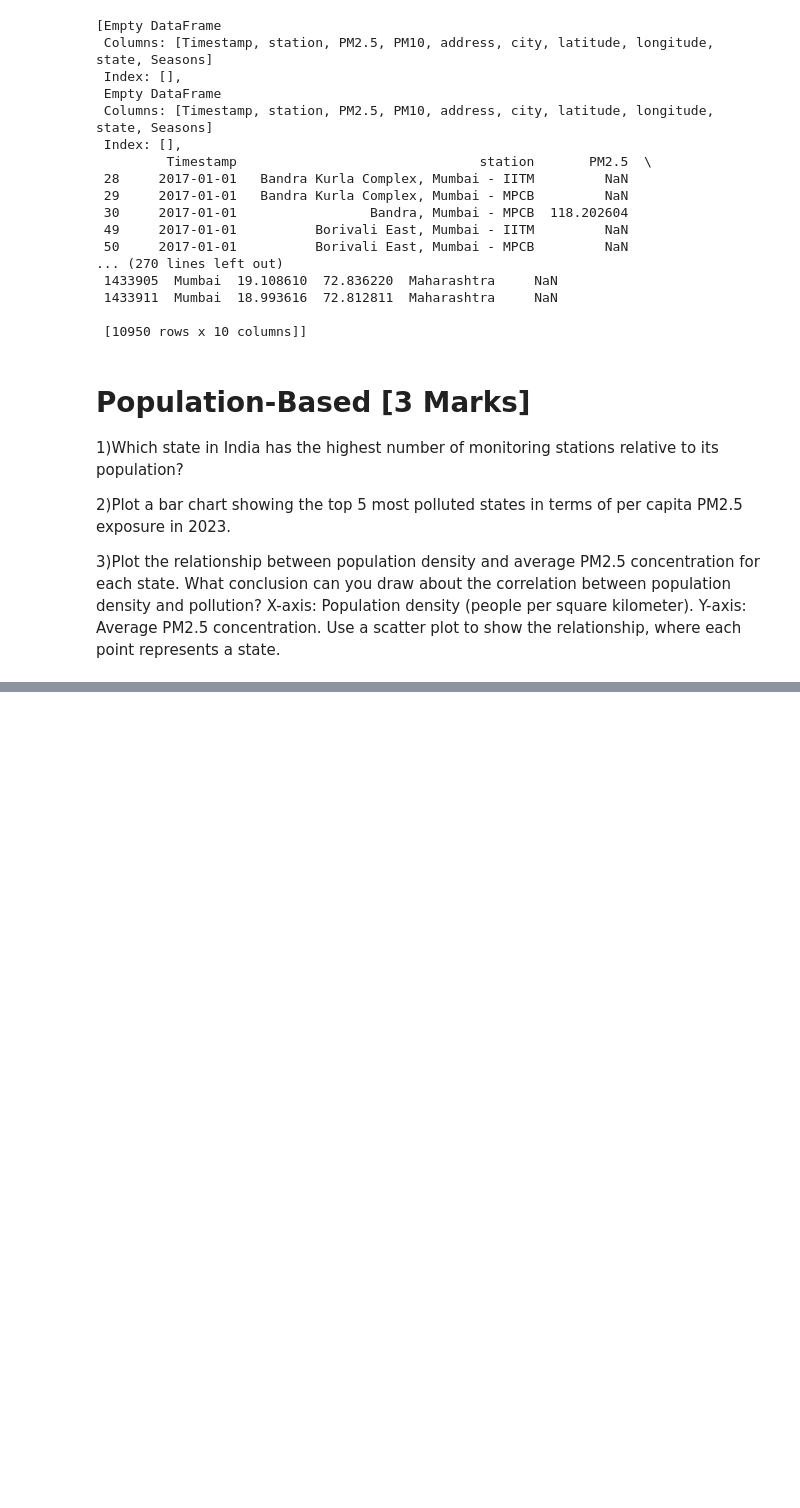
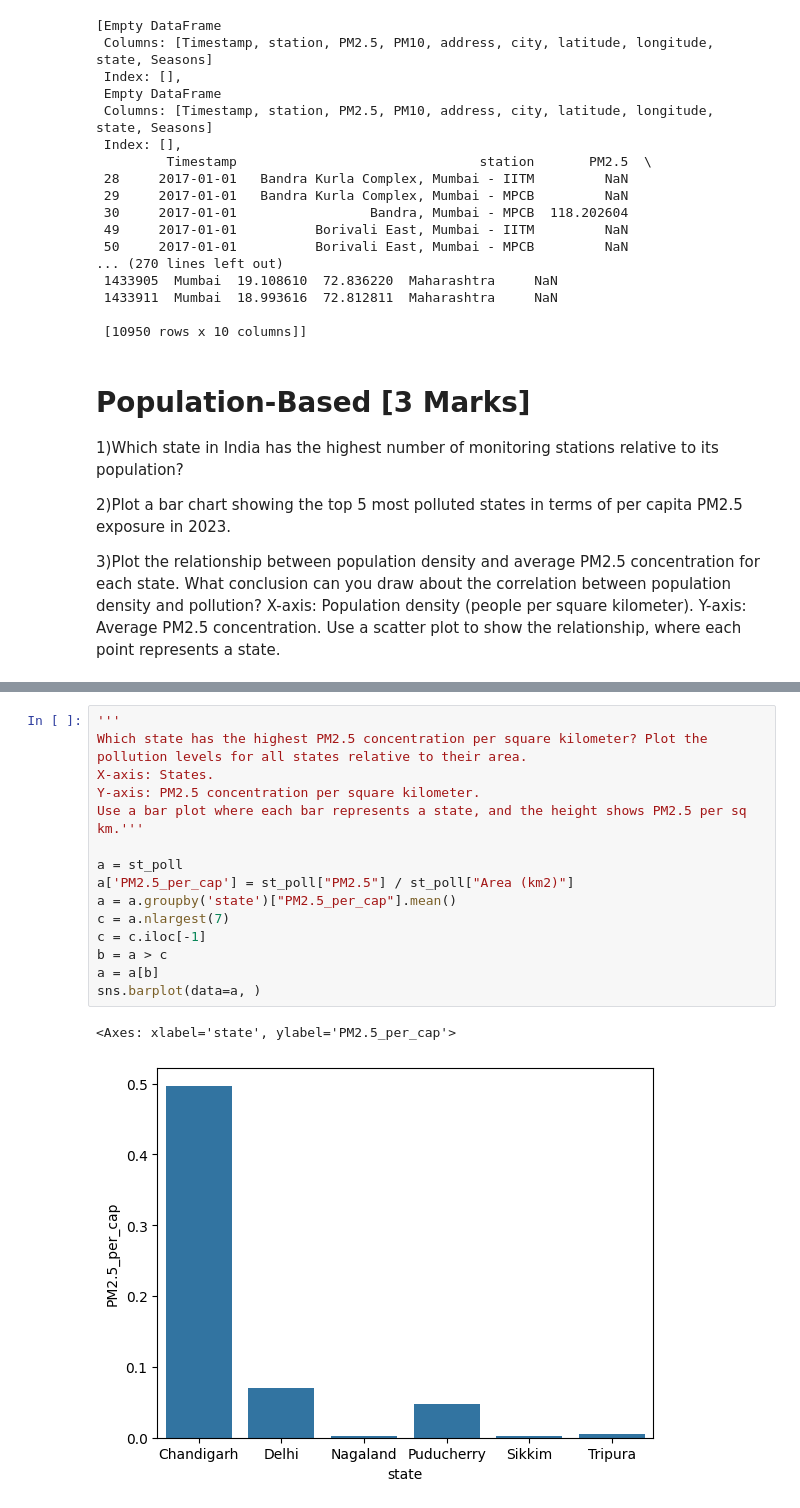
Before and after one commit to ishaank17/PSDV-Grp-ES-114-, a Jupyter notebook: Lab3/Lab3.ipynb, the cells around one changed output, grey strips where cells are left out. Saved outputs shown, nothing was run; the diff lists cells and outputs as text; blank space fills up the shorter version.

```diff
--- a/Lab3/Lab3.ipynb
+++ b/Lab3/Lab3.ipynb
@@ -332,0 +310,18 @@ c = pop_data[]
+# %%
+'''
+Which state has the highest PM2.5 concentration per square kilometer? Plot the pollution levels for all states relative to their area.
+X-axis: States.
+Y-axis: PM2.5 concentration per square kilometer.
+Use a bar plot where each bar represents a state, and the height shows PM2.5 per sq km.'''
+
+a = st_poll
+a['PM2.5_per_cap'] = st_poll["PM2.5"] / st_poll["Area (km2)"]
+a = a.groupby('state')["PM2.5_per_cap"].mean()
+c = a.nlargest(7)
+c = c.iloc[-1]
+b = a > c
+a = a[b]
+sns.barplot(data=a, )
+# %% [output]
+<Axes: xlabel='state', ylabel='PM2.5_per_cap'>
+[figure, added]
```
Also changed, not shown: parts of 17 cells of this notebook.
